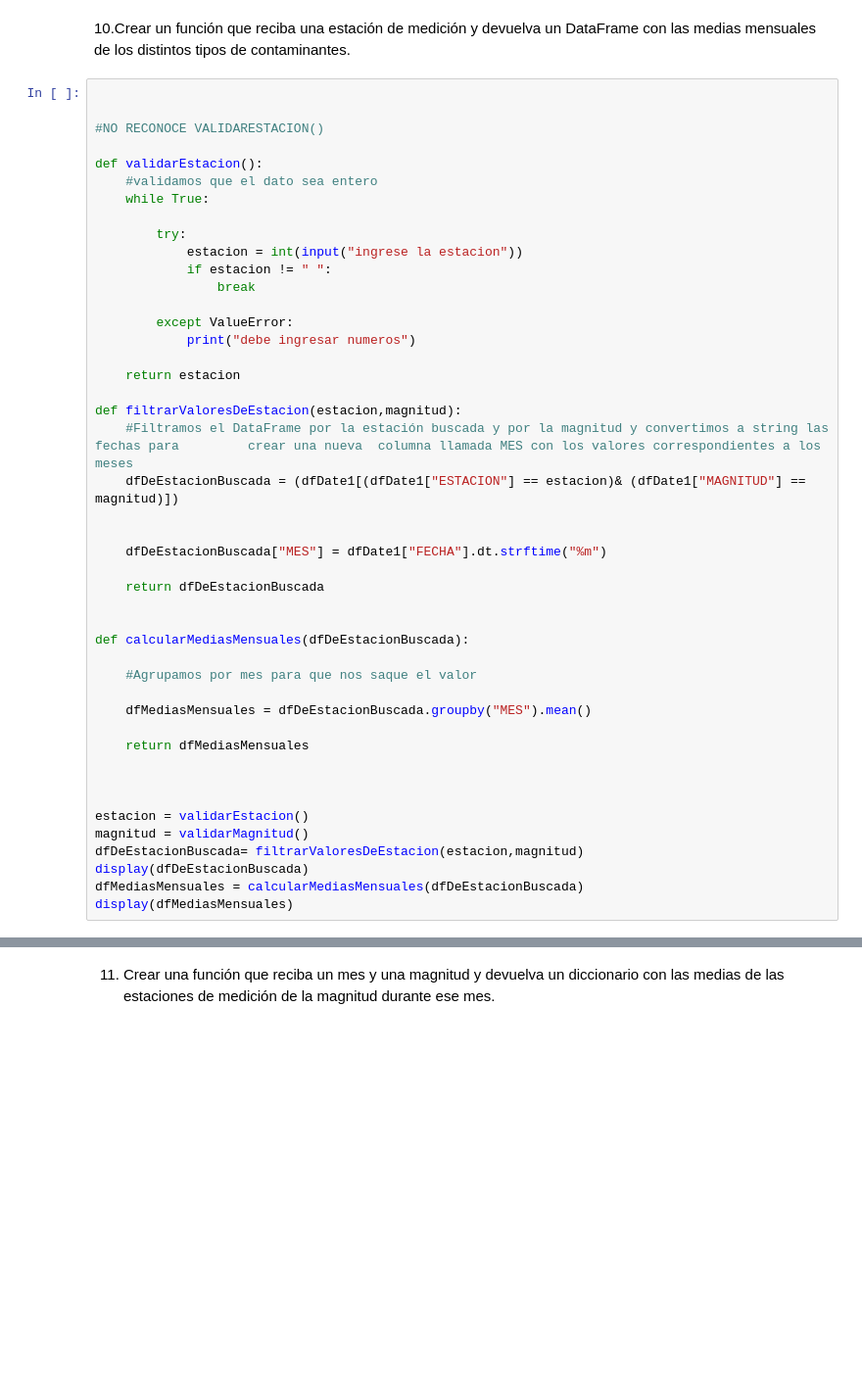
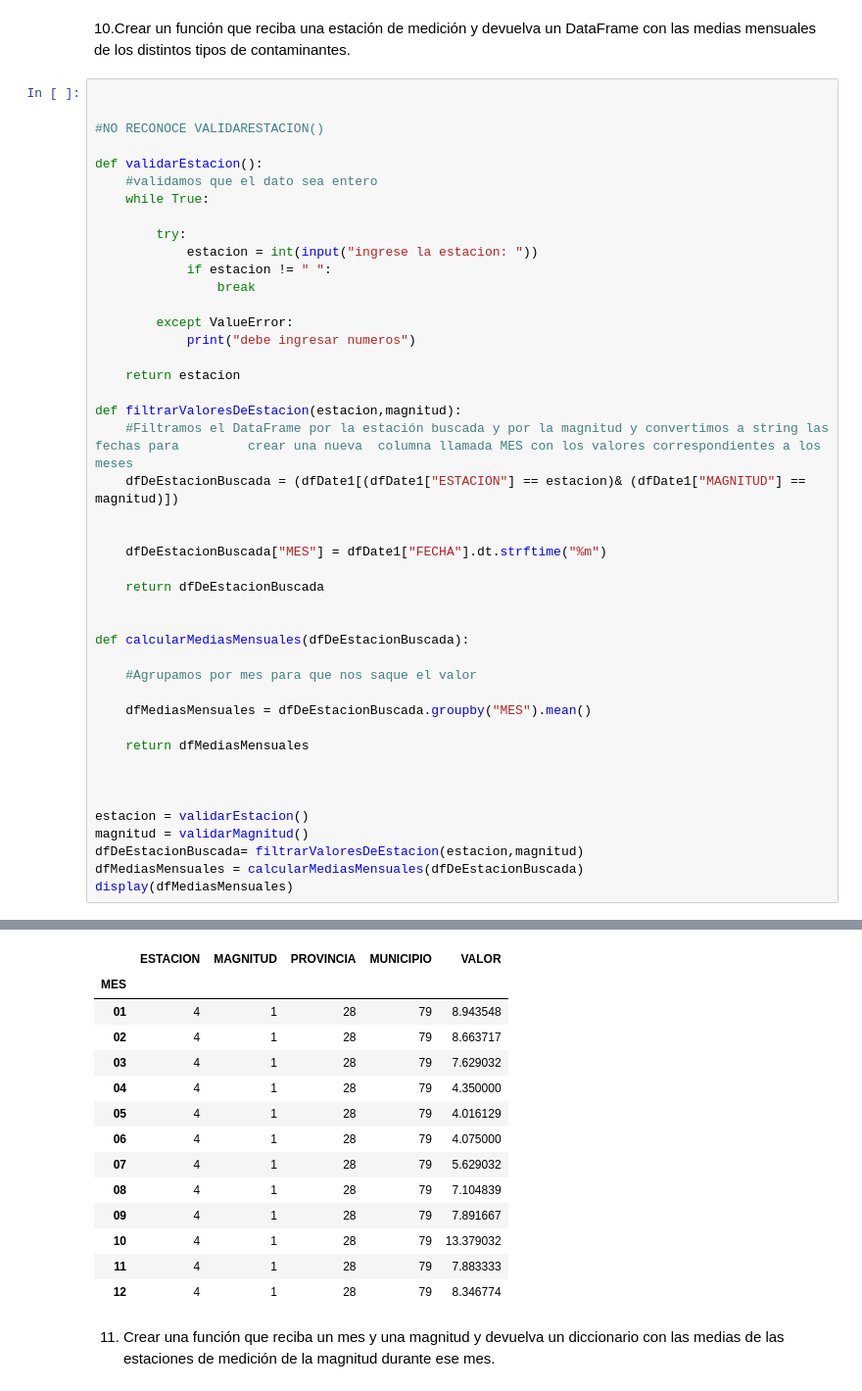
Before and after one commit to aguustingc/PROYECTO-FINAL, a Jupyter notebook: Grupo 1/Proyecto-Emisiones-Incendios.ipynb, the cells around one changed output, grey strips where cells are left out. Shown at 98% size. Cells and saved outputs as stored; diff of their text form; blank space fills up the shorter version.

```diff
--- a/Grupo 1/Proyecto-Emisiones-Incendios.ipynb
+++ b/Grupo 1/Proyecto-Emisiones-Incendios.ipynb
@@ -397,7 +429,7 @@ def validarEstacion():
     while True:
 
         try:
-            estacion = int(input("ingrese la estacion"))
+            estacion = int(input("ingrese la estacion: "))
             if estacion != " ":
                 break
 
@@ -429,7 +461,6 @@ def calcularMediasMensuales(dfDeEstacionBuscada):
 estacion = validarEstacion()
 magnitud = validarMagnitud()
 dfDeEstacionBuscada= filtrarValoresDeEstacion(estacion,magnitud)
-display(dfDeEstacionBuscada)
 dfMediasMensuales = calcularMediasMensuales(dfDeEstacionBuscada)
 display(dfMediasMensuales)
 # %% [output]
@@ -437,3 +474,17 @@ NameError: name 'dfDate1' is not defined
+|  | ESTACION | MAGNITUD | PROVINCIA | MUNICIPIO | VALOR |
+| MES |  |  |  |  |  |
+| 01 | 4 | 1 | 28 | 79 | 8.943548 |
+| 02 | 4 | 1 | 28 | 79 | 8.663717 |
+| 03 | 4 | 1 | 28 | 79 | 7.629032 |
+| 04 | 4 | 1 | 28 | 79 | 4.350000 |
+| 05 | 4 | 1 | 28 | 79 | 4.016129 |
+| 06 | 4 | 1 | 28 | 79 | 4.075000 |
+| 07 | 4 | 1 | 28 | 79 | 5.629032 |
+| 08 | 4 | 1 | 28 | 79 | 7.104839 |
+| 09 | 4 | 1 | 28 | 79 | 7.891667 |
+| 10 | 4 | 1 | 28 | 79 | 13.379032 |
+| 11 | 4 | 1 | 28 | 79 | 7.883333 |
+| 12 | 4 | 1 | 28 | 79 | 8.346774 |
 # %% [markdown]
 11. Crear una función que reciba un mes y una magnitud y devuelva un diccionario con las medias de las
 estaciones de medición de la magnitud durante ese mes.
```
Also changed, not shown: parts of 8 cells of this notebook.
